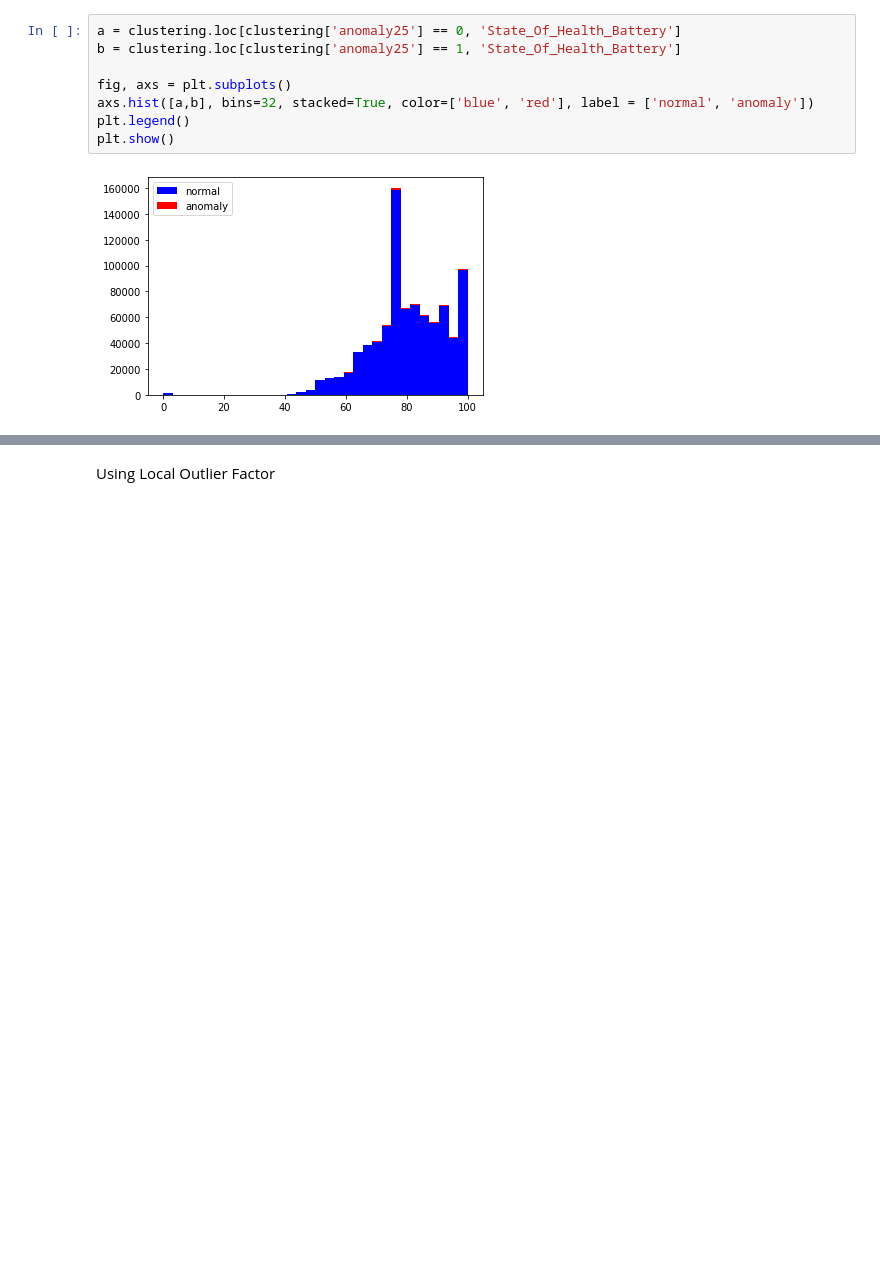
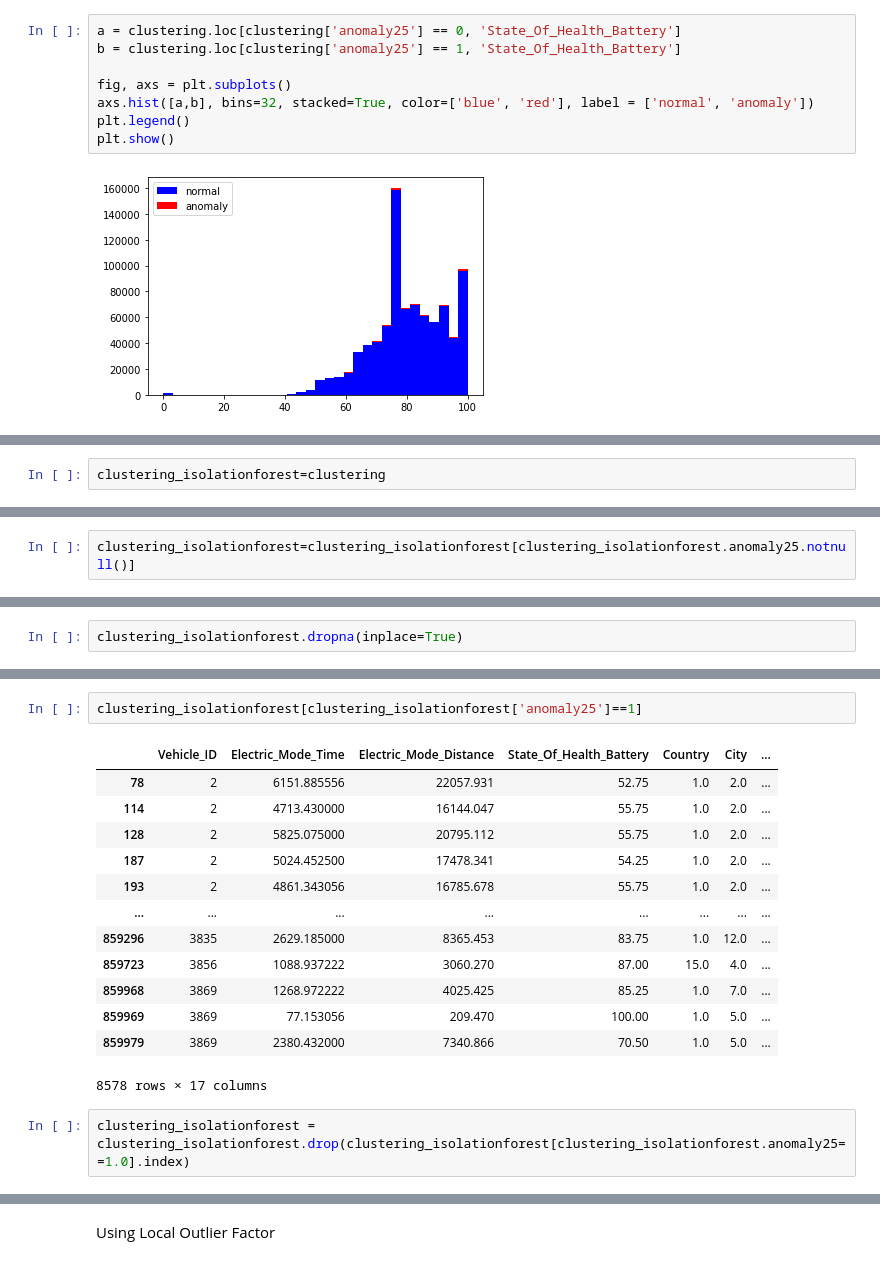
Before and after one commit to ShankaranarayananBR/DataMiningProj, a Jupyter notebook: Unsupervised_Learning.ipynb, the cells around one changed output, grey strips where cells are left out. Saved outputs shown, nothing was run; the diff lists cells and outputs as text; blank space fills up the shorter version.

```diff
--- a/Unsupervised_Learning.ipynb
+++ b/Unsupervised_Learning.ipynb
@@ -683,0 +686,2 @@ Isolation Forest MSE: 6449.8672355784065
+# %%
+clustering_isolationforest=clustering
@@ -683,0 +718,2 @@ Isolation Forest MSE: 6449.8672355784065
+# %%
+clustering_isolationforest=clustering_isolationforest[clustering_isolationforest.anomaly25.notnull()]
@@ -683,0 +736,2 @@ Isolation Forest MSE: 6449.8672355784065
+# %%
+clustering_isolationforest.dropna(inplace=True)
@@ -683,0 +772,18 @@ Isolation Forest MSE: 6449.8672355784065
+# %%
+clustering_isolationforest[clustering_isolationforest['anomaly25']==1]
+# %% [output]
+|  | Vehicle_ID | Electric_Mode_Time | Electric_Mode_Distance | State_Of_Health_Battery | Country | City | ... |
+| 78 | 2 | 6151.885556 | 22057.931 | 52.75 | 1.0 | 2.0 | ... |
+| 114 | 2 | 4713.430000 | 16144.047 | 55.75 | 1.0 | 2.0 | ... |
+| 128 | 2 | 5825.075000 | 20795.112 | 55.75 | 1.0 | 2.0 | ... |
+| 187 | 2 | 5024.452500 | 17478.341 | 54.25 | 1.0 | 2.0 | ... |
+| 193 | 2 | 4861.343056 | 16785.678 | 55.75 | 1.0 | 2.0 | ... |
+| ... | ... | ... | ... | ... | ... | ... | ... |
+| 859296 | 3835 | 2629.185000 | 8365.453 | 83.75 | 1.0 | 12.0 | ... |
+| 859723 | 3856 | 1088.937222 | 3060.270 | 87.00 | 15.0 | 4.0 | ... |
+| 859968 | 3869 | 1268.972222 | 4025.425 | 85.25 | 1.0 | 7.0 | ... |
+| 859969 | 3869 | 77.153056 | 209.470 | 100.00 | 1.0 | 5.0 | ... |
+| 859979 | 3869 | 2380.432000 | 7340.866 | 70.50 | 1.0 | 5.0 | ... |
+8578 rows × 17 columns
+# %%
+clustering_isolationforest = clustering_isolationforest.drop(clustering_isolationforest[clustering_isolationforest.anomaly25==1.0].index)
```
Also changed, not shown: parts of 54 cells of this notebook.
